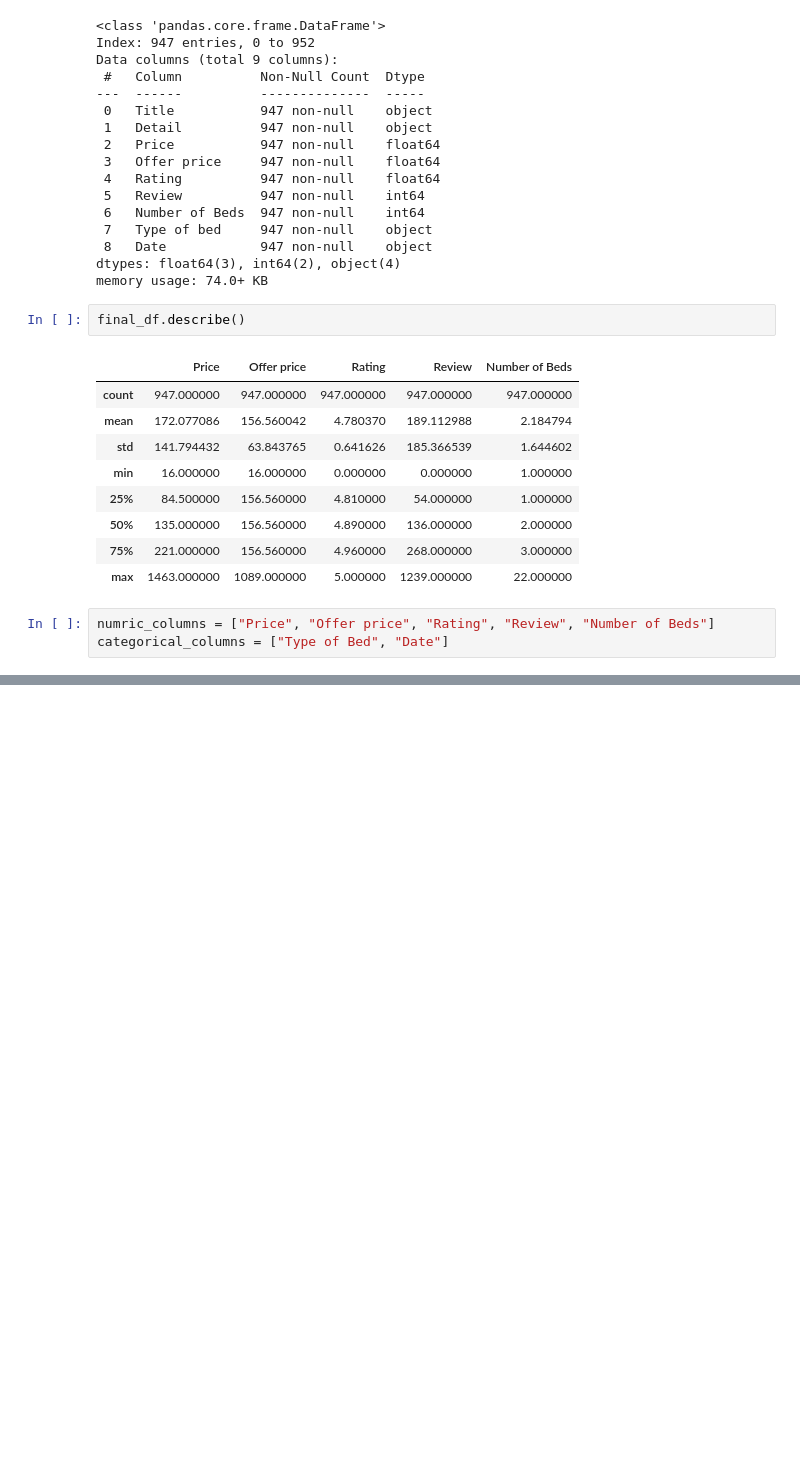
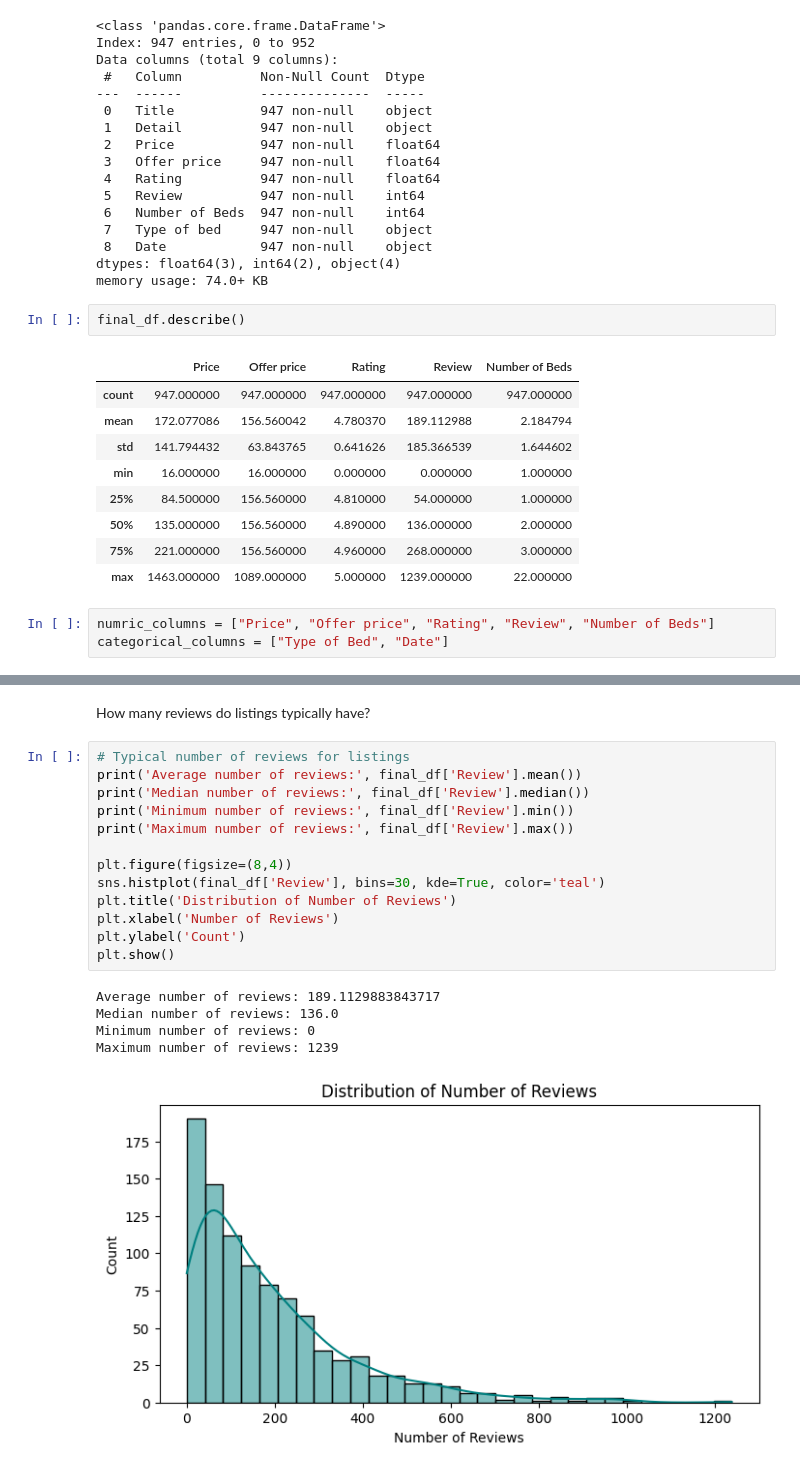
Before and after one commit to khalidkhankakar/EDA-projects-for-Machine-Learning, a Jupyter notebook: Airbnb Listing/main.ipynb, the cells around one changed output, grey strips where cells are left out. Saved outputs shown, nothing was run; the diff lists cells and outputs as text; blank space fills up the shorter version.

```diff
--- a/Airbnb Listing/main.ipynb
+++ b/Airbnb Listing/main.ipynb
@@ -334,0 +363,21 @@ categorical_columns = ["Type of Bed", "Date"]
+# %% [markdown]
+How many reviews do listings typically have?
+# %%
+# Typical number of reviews for listings
+print('Average number of reviews:', final_df['Review'].mean())
+print('Median number of reviews:', final_df['Review'].median())
+print('Minimum number of reviews:', final_df['Review'].min())
+print('Maximum number of reviews:', final_df['Review'].max())
+
+plt.figure(figsize=(8,4))
+sns.histplot(final_df['Review'], bins=30, kde=True, color='teal')
+plt.title('Distribution of Number of Reviews')
+plt.xlabel('Number of Reviews')
+plt.ylabel('Count')
+plt.show()
+# %% [output]
+Average number of reviews: 189.1129883843717
+Median number of reviews: 136.0
+Minimum number of reviews: 0
+Maximum number of reviews: 1239
+[figure, added]
```
Also changed, not shown: parts of 6 cells of this notebook.
